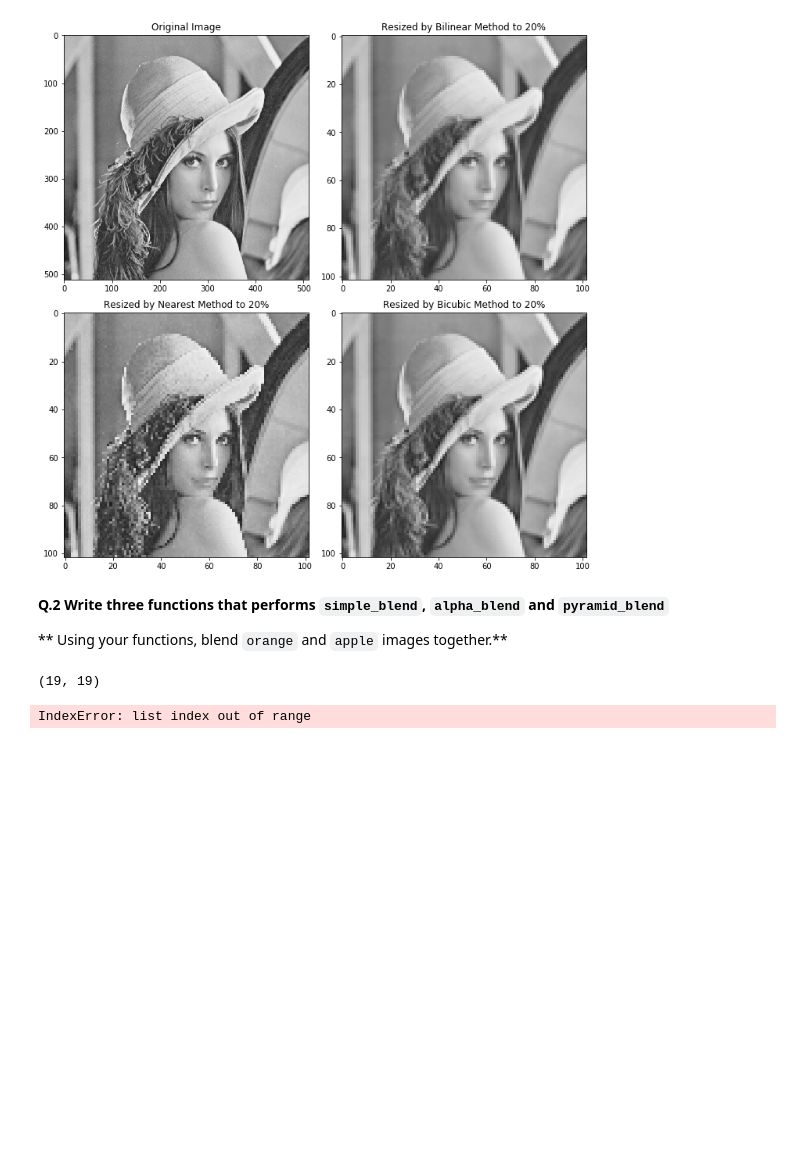
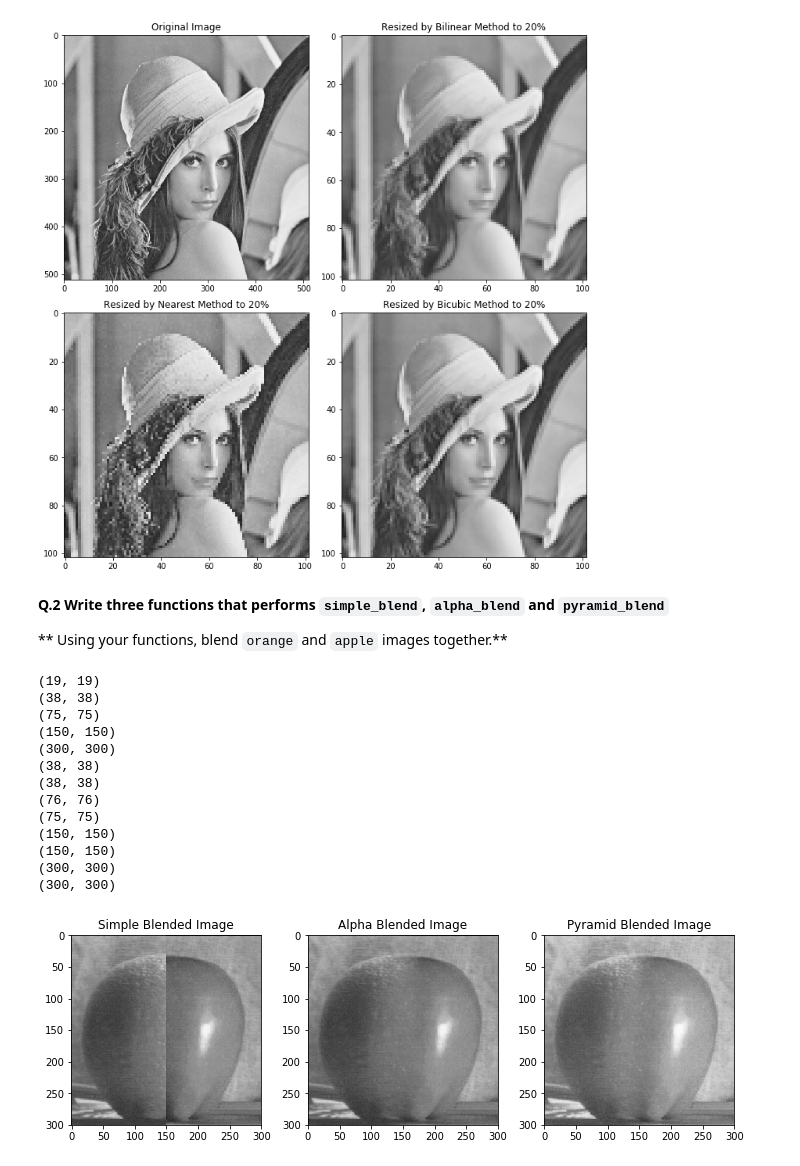
Before and after one commit to briannaburton/B31XB-IIP-TP-1718, a Jupyter notebook: 3-interpolation-blending/3-interpolation-blending.ipynb, the cells around one changed output. Cells and saved outputs as stored; diff of their text form; code cells hidden in the pictures; blank space fills up the shorter version.

Commit message:
Finished pyramid blend

```diff
--- a/3-interpolation-blending/3-interpolation-blending.ipynb
+++ b/3-interpolation-blending/3-interpolation-blending.ipynb
@@ -197,29 +215,41 @@ def pyramid_blend (image1, image2):
 # %%
 img_name = 'orange.jpeg'
 orange = io.imread(img_path.__add__(img_name),as_grey = True)
 img_name = 'apple.jpeg'
 apple = io.imread(img_path.__add__(img_name),as_grey = True)
 
 
-#simple_orpple = simple_blend(orange,apple)
-#alpha_orpple = alpha_blend(orange, apple, 100)
+simple_orpple = simple_blend(orange,apple)
+alpha_orpple = alpha_blend(orange, apple)
 pyramid_orpple = pyramid_blend(orange,apple)
 
 
 #Plot the images together to compare
 fig = plt.figure(figsize=(10, 10))
 
 plt.subplot(131)
 io.imshow(simple_orpple)
 plt.title("Simple Blended Image")
 
 plt.subplot(132)
 io.imshow(alpha_orpple)
 plt.title("Alpha Blended Image")
 
-#plt.subplot(133)
-#io.imshow(resized_lena_nearest, cmap = cm.Greys_r)
-#plt.title("Pyramid Blended Image");
+plt.subplot(133)
+io.imshow(pyramid_orpple, cmap = cm.Greys_r)
+plt.title("Pyramid Blended Image");
 # %% [output]
 (19, 19)
+(38, 38)
+(75, 75)
+(150, 150)
+(300, 300)
+(38, 38)
+(38, 38)
+(76, 76)
+(75, 75)
+(150, 150)
+(150, 150)
+(300, 300)
+(300, 300)
-IndexError: list index out of range
+[figure, added]
```
Also changed, not shown: parts of 1 cell of this notebook.
